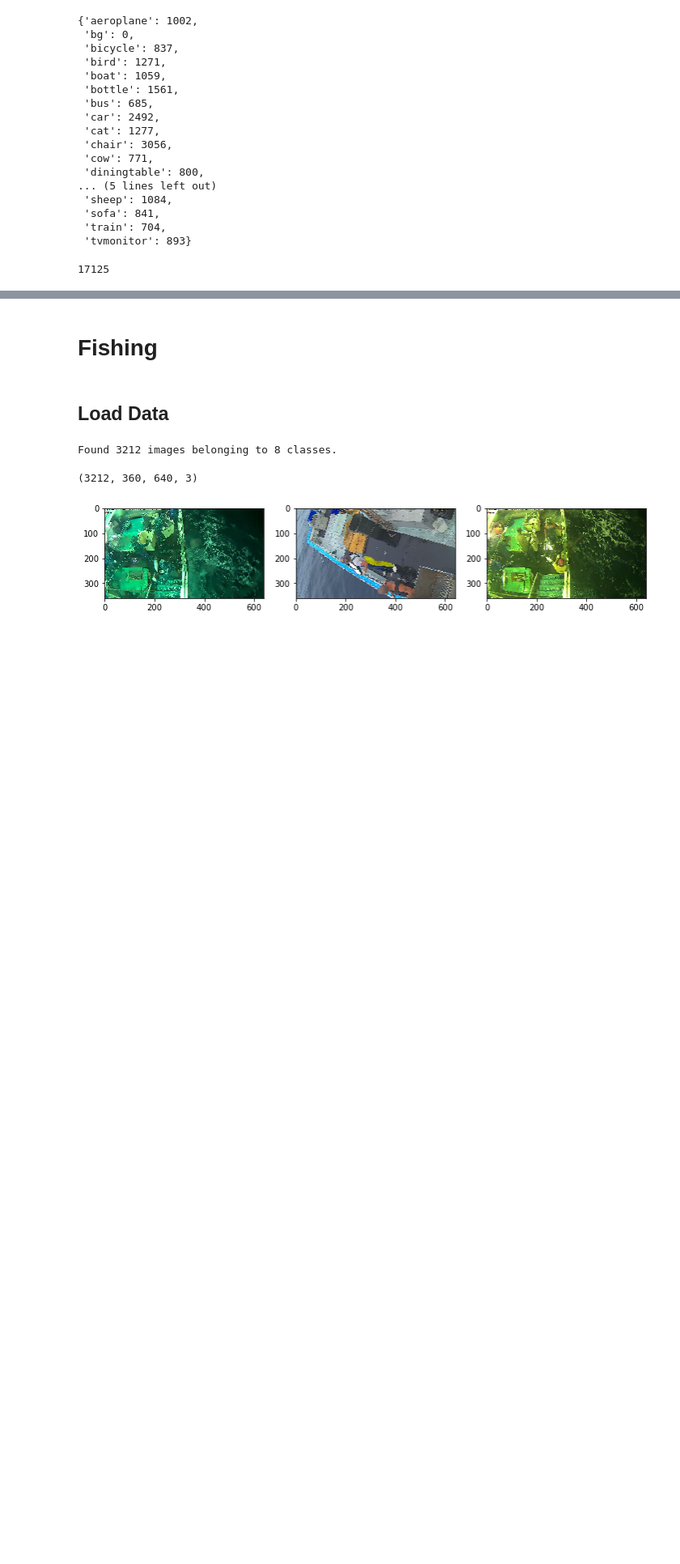
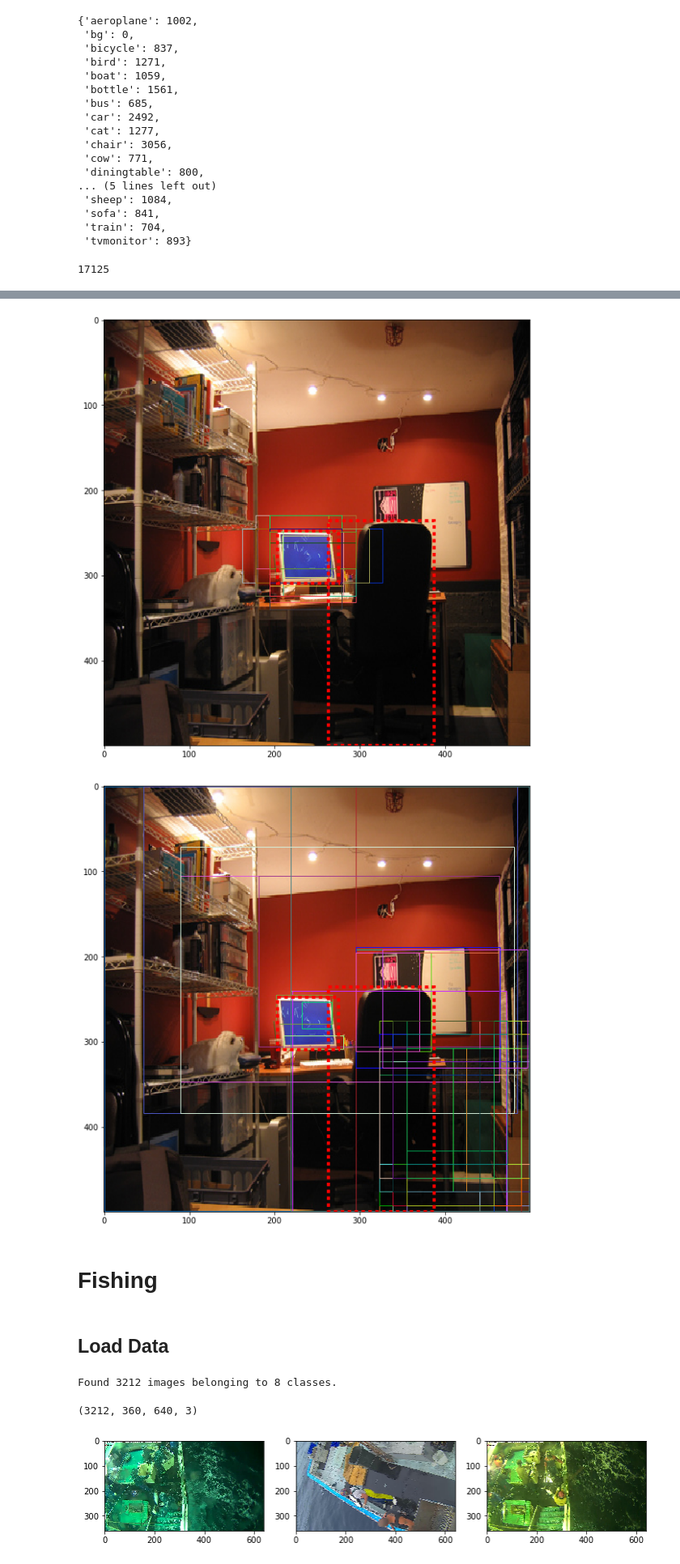
Before and after one commit to slavivanov/RCNNs, a Jupyter notebook: RCNN.ipynb, the cells around one changed output, grey strips where cells are left out. Shown at 81% size. Saved outputs shown, nothing was run; the diff lists cells and outputs as text; code cells hidden in the pictures; blank space fills up the shorter version.

```diff
--- a/RCNN.ipynb
+++ b/RCNN.ipynb
@@ -114,0 +502,18 @@ torchvision.utils.da
+# %%
+# load positive rois
+filename = 'voc_positive_rois_{}x{}.bcolz'.format(
+    image_size[0], image_size[1])
+all_positive_regions = load_array(filename)
+
+all_positive_regions = all_positive_regions[enough_samples_mask]
+train_positive_rois = all_positive_regions[train_indexes]
+valid_positive_rois = all_positive_regions[valid_indexes]
+
+# load negative rois
+filename = 'voc_negative_rois_{}x{}.bcolz'.format(
+    image_size[0], image_size[1])
+all_negative_regions = load_array(filename)
+
+all_negative_regions = all_negative_regions[enough_samples_mask]
+train_negative_rois = all_negative_regions[train_indexes]
+valid_negative_rois = all_negative_regions[valid_indexes]
@@ -115,3 +526,13 @@ torchvision.utils.da
+# %%
+img_index = 1
+display_image_regions(valid_samples[img_index], valid_positive_rois[img_index],
+                      valid_gt_boxes[img_index])
+
+display_image_regions(valid_samples[img_index], valid_negative_rois[img_index],
+                      valid_gt_boxes[img_index])
+# %% [output]
+[figure, added]
+[figure, added]
 # %% [markdown]
 # Fishing
 # %% [markdown]
```
Also changed, not shown: parts of 59 cells of this notebook, 3 other files.
